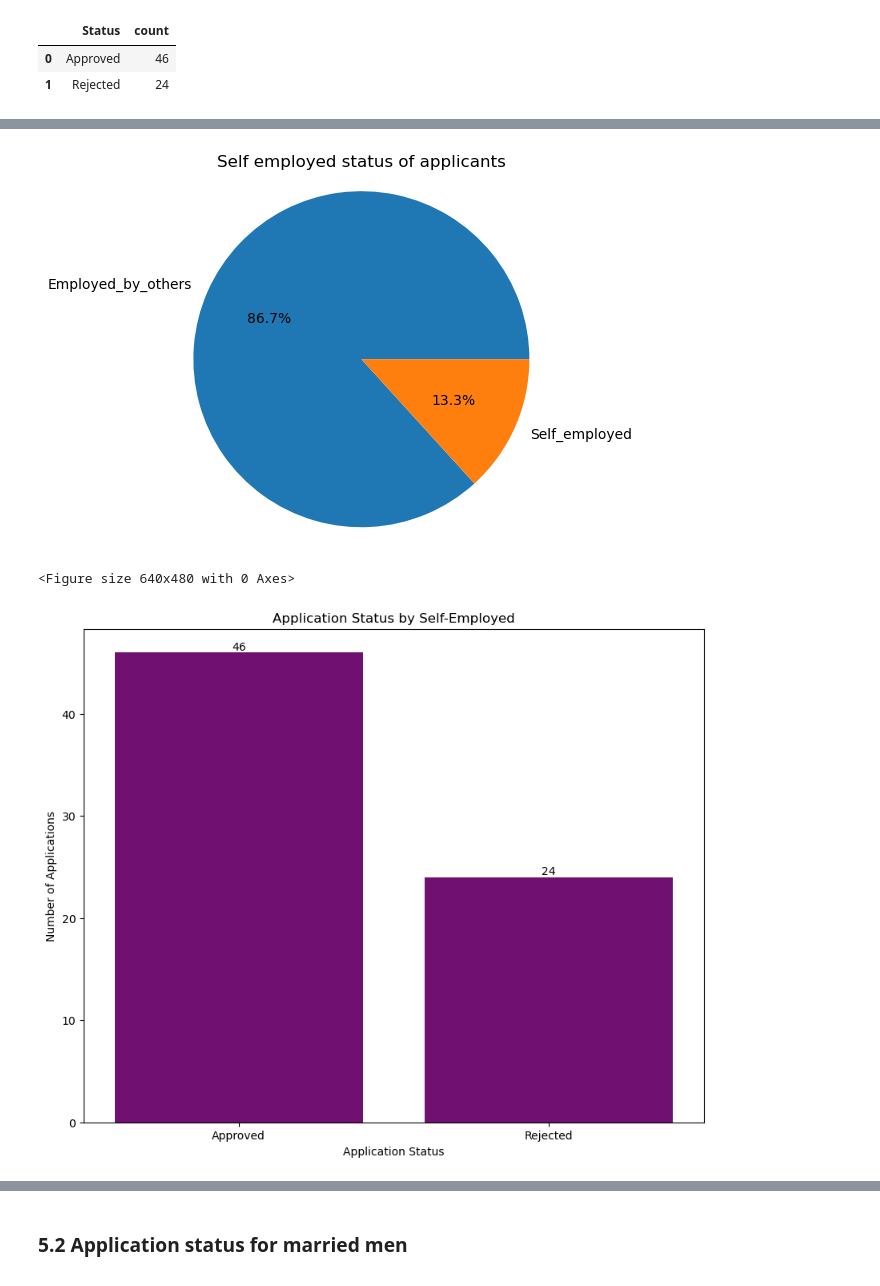
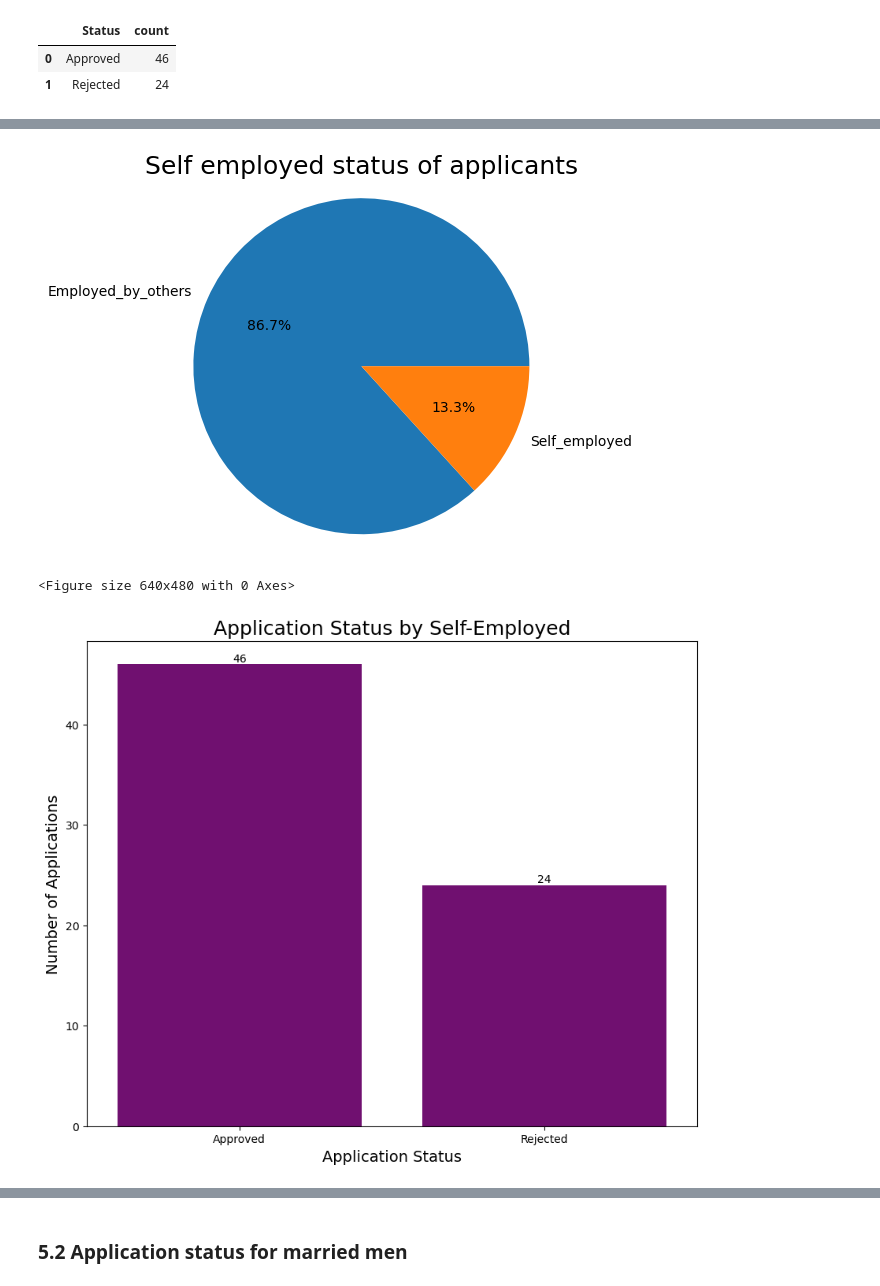
Before and after one commit to ondugba/Capstone, a Jupyter notebook: Ndugba_DE_Capstone_part2.ipynb, the cells around one changed output, grey strips where cells are left out. Drawn from its saved outputs; the diff is of its cells as text; code cells hidden in the pictures.

```diff
--- a/Ndugba_DE_Capstone_part2.ipynb
+++ b/Ndugba_DE_Capstone_part2.ipynb
@@ -191,24 +209,23 @@ plt.savefig('./images/self_employ1', dpi=500);
 <Figure size 640x480 with 0 Axes>
 # %%
-
 plt.pie(app_status['count'], labels=app_status['employed_type'], autopct='%1.1f%%')
-plt.title('Self employed status of applicants')
+plt.title('Self employed status of applicants', fontsize=18)
 plt.axis('equal')
 plt.show()
 plt.savefig('./images/self_employ2', dpi=500);
 # %% [output]
-[figure, old version]
+[figure, new version]
 <Figure size 640x480 with 0 Axes>
 # %%
 fig, ax = plt.subplots(figsize=(10, 8))
 ax = sns.barplot(x='Status', y='count', data=self_emp, color='purple')
-plt.title('Application Status by Self-Employed')
-plt.xlabel('Application Status')
-plt.ylabel('Number of Applications')
+plt.title('Application Status by Self-Employed', fontsize=18)
+plt.xlabel('Application Status', fontsize=14)
+plt.ylabel('Number of Applications', fontsize=14)
 ax.bar_label(ax.containers[0])
 plt.savefig('./images/self_employ3', dpi=500);
 # %% [output]
-[figure, old version]
+[figure, new version]
 # %%
 fig, ax = plt.subplots(figsize=(10, 8))
 ax = sns.barplot(x='employed_type', y='count', data=app_status, color='purple')
```
Also changed, not shown: parts of 23 cells of this notebook, 7 other files.
